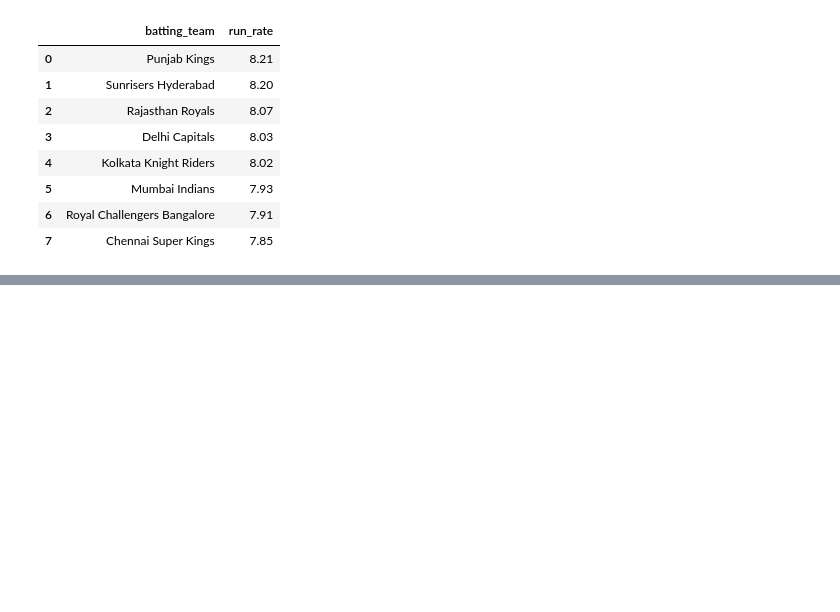
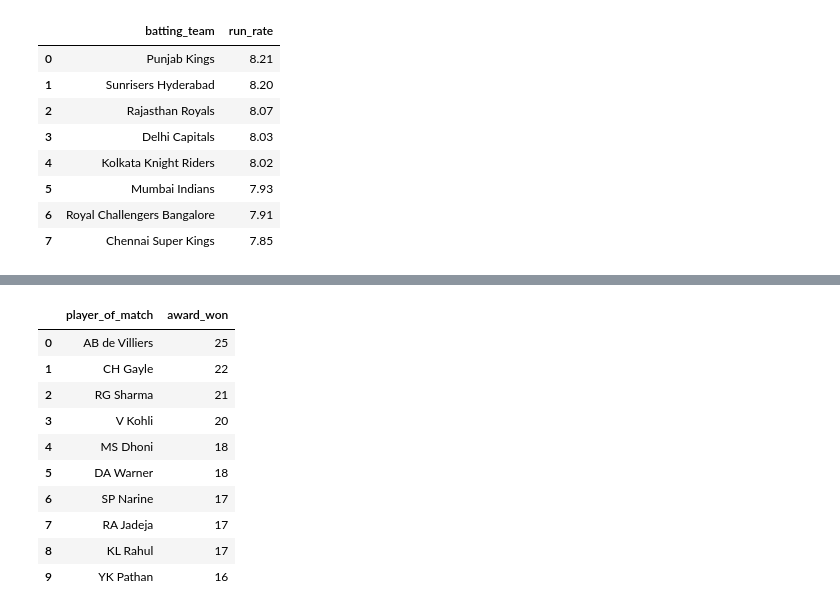
Before and after one commit to ubaiduog-dev/project-3.1, a Jupyter notebook: notebooks/data_analyst.ipynb, the cells around one changed output, grey strips where cells are left out. Cells and saved outputs as stored; diff of their text form; code cells hidden in the pictures; blank space fills up the shorter version.

```diff
--- a/notebooks/data_analyst.ipynb
+++ b/notebooks/data_analyst.ipynb
@@ -772,0 +778,18 @@ DatabaseError: Execution failed on sql 'SELECT
+# %%
+q("""SELECT player_of_match, COUNT(*) AS award_won
+from matches_clean
+group by player_of_match
+order by award_won desc
+limit 10;""")
+# %% [output]
+|  | player_of_match | award_won |
+| 0 | AB de Villiers | 25 |
+| 1 | CH Gayle | 22 |
+| 2 | RG Sharma | 21 |
+| 3 | V Kohli | 20 |
+| 4 | MS Dhoni | 18 |
+| 5 | DA Warner | 18 |
+| 6 | SP Narine | 17 |
+| 7 | RA Jadeja | 17 |
+| 8 | KL Rahul | 17 |
+| 9 | YK Pathan | 16 |
```
Also changed, not shown: parts of 5 cells of this notebook, 7 other files.
